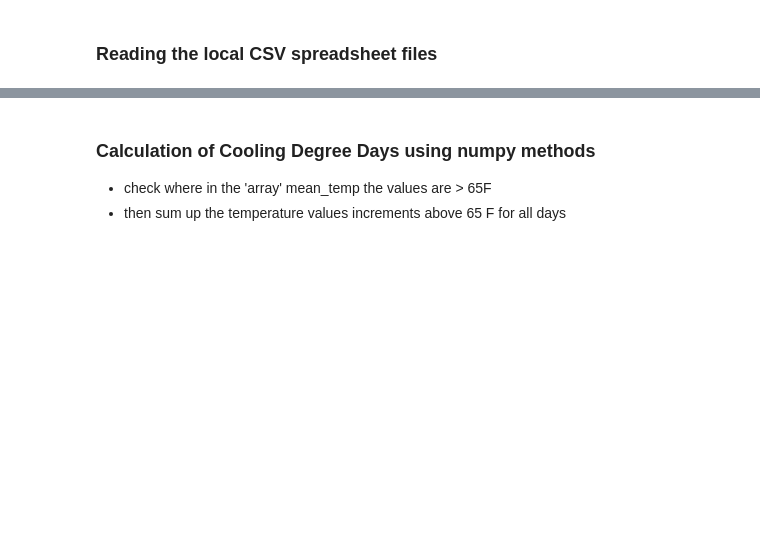
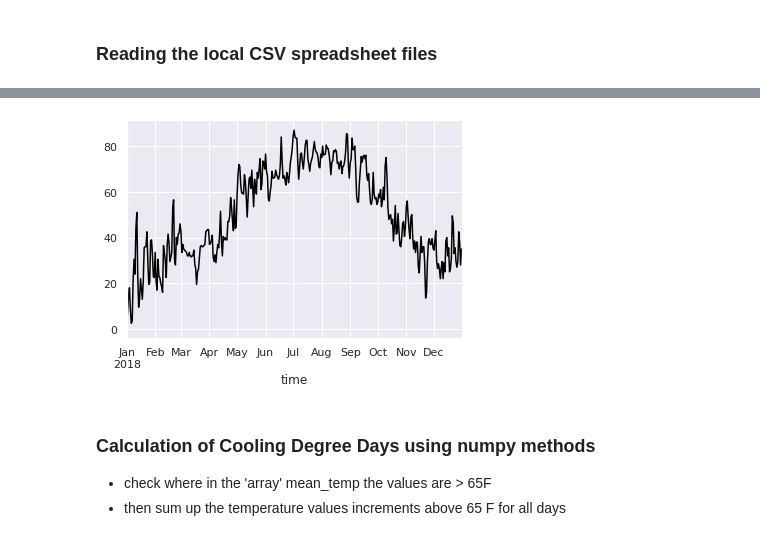
Before and after one commit to oet808/ATMENV315, a Jupyter notebook: unit7/cooling_deg_days_station_trend.ipynb, the cells around one changed output, grey strips where cells are left out. Drawn from its saved outputs; the diff is of its cells as text; code cells hidden in the pictures; blank space fills up the shorter version.

```diff
--- a/unit7/cooling_deg_days_station_trend.ipynb
+++ b/unit7/cooling_deg_days_station_trend.ipynb
@@ -75,9 +99,24 @@ for key in stations:# key is the station id e.g. USW00014735
 ### Reading the local CSV spreadsheet files
 # %%
 # first four lines have text info, use keyword argument skiprows
-label='USW00014735'
-station='Albany NY'
-df=ac.load_station_data_dly("USW00014735_1950-2018_dly.csv")
+# label and station are used later for figure titles
+# and in print statements
+
+
+label, station ='USW00014735', 'Albany NY'
+
+#label, station ='USW00094728', 'New York CNTRL PK TWR',
+
+#label,station = 'USW00024233', 'Seattle_Tacoma_Intl_AP'
+
+#label,station = 'USW00093193', 'Fresno_Yosemite_Intl_AP'
+
+station=stations[label]
+print ("selected station key (label) "+label+" station name: "+station)
+
+filename=f"{label}_1950-2018_dly.csv"
+print("load data file "+filename)
+df=ac.load_station_data_dly(filename)
 
 df
 #NOTE pcpn and snow can contain missing values or flags for trace of precpipitation
@@ -105,10 +168,17 @@ The date information is in arrays years, months, days
 # %%
 dfq=df.query("year == 2018")
-dfq.columns
-istation=0 # one station from the four
-mean_temp=dfq['mean_temp']
-plt.plot(mean_temp,color='black')
+
+
+# The Pandas DataFrame method for plotting
+dfq['mean_temp'].plot(color='black')
+
+# or the standard matplotlib method
+
+#plt.plot(dfq['mean_temp'],color='black')
+
 plt.show()
+# %% [output]
+[figure, added]
 # %% [markdown]
 ### Calculation of Cooling Degree Days using numpy methods
 
```
Also changed, not shown: parts of 18 cells of this notebook, 2 other files.
